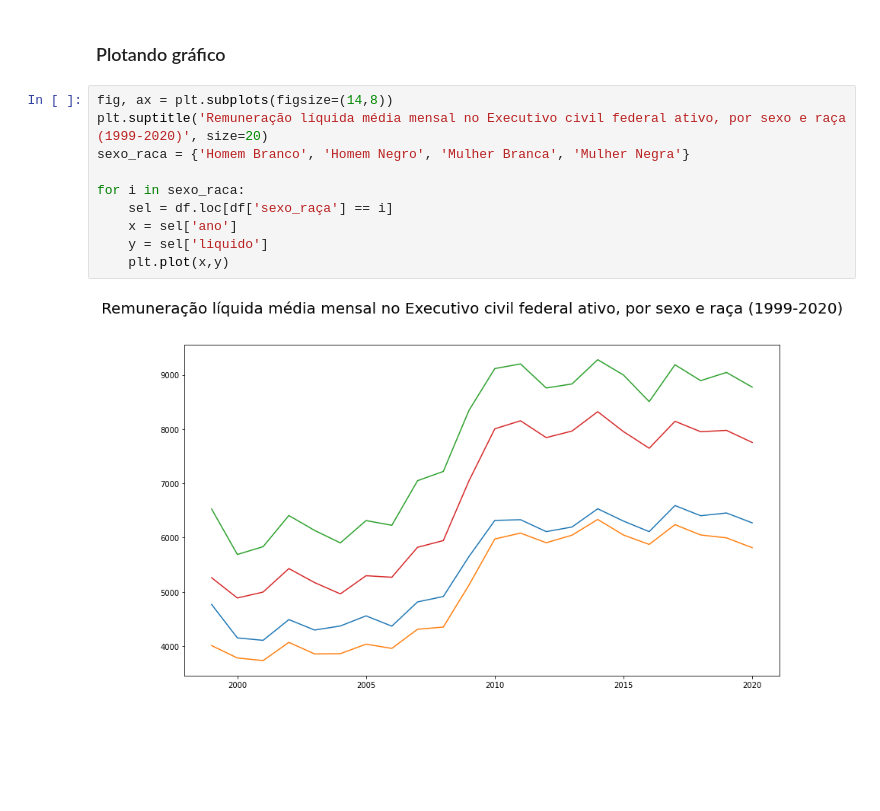
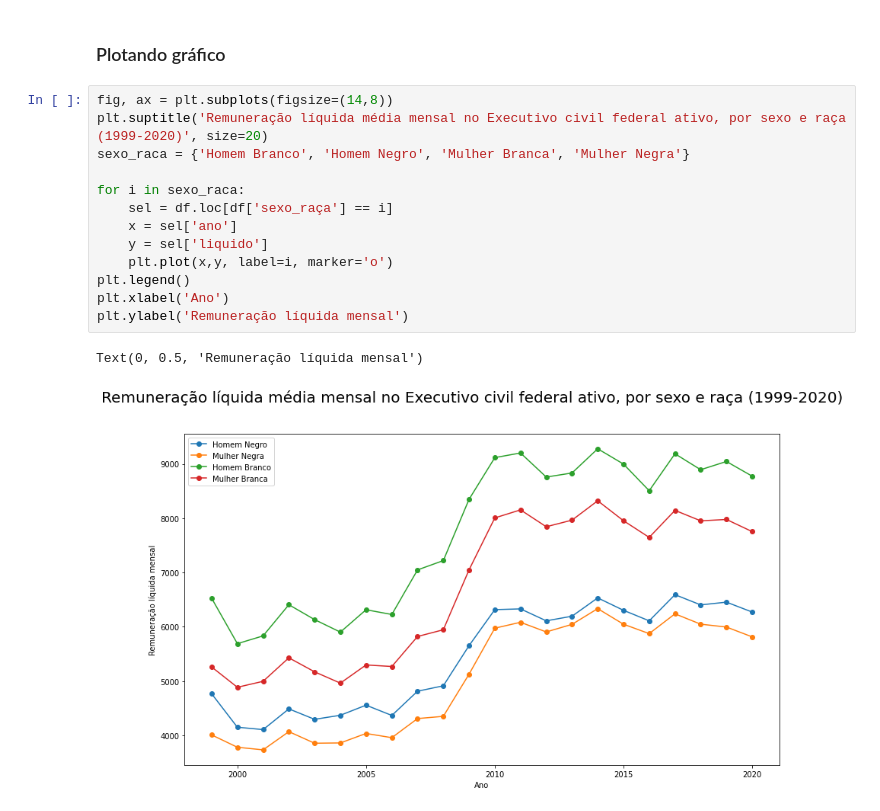
Before and after one commit to deborabastos/hacker_fiscalizacao, a Jupyter notebook: serviores.ipynb, the cells around one changed output. Cells and saved outputs as stored; diff of their text form; blank space fills up the shorter version.

Commit message:
better plot

```diff
--- a/serviores.ipynb
+++ b/serviores.ipynb
@@ -75,12 +75,16 @@ dtype: object
 # %%
 fig, ax = plt.subplots(figsize=(14,8))
 plt.suptitle('Remuneração líquida média mensal no Executivo civil federal ativo, por sexo e raça (1999-2020)', size=20)
 sexo_raca = {'Homem Branco', 'Homem Negro', 'Mulher Branca', 'Mulher Negra'}
 
 for i in sexo_raca:
     sel = df.loc[df['sexo_raça'] == i]
     x = sel['ano']
     y = sel['liquido']
-    plt.plot(x,y)
+    plt.plot(x,y, label=i, marker='o')
+plt.legend()
+plt.xlabel('Ano')
+plt.ylabel('Remuneração líquida mensal')
 # %% [output]
+Text(0, 0.5, 'Remuneração líquida mensal')
-[figure, old version]
+[figure, new version]
```
Also changed, not shown: parts of 1 cell of this notebook.
